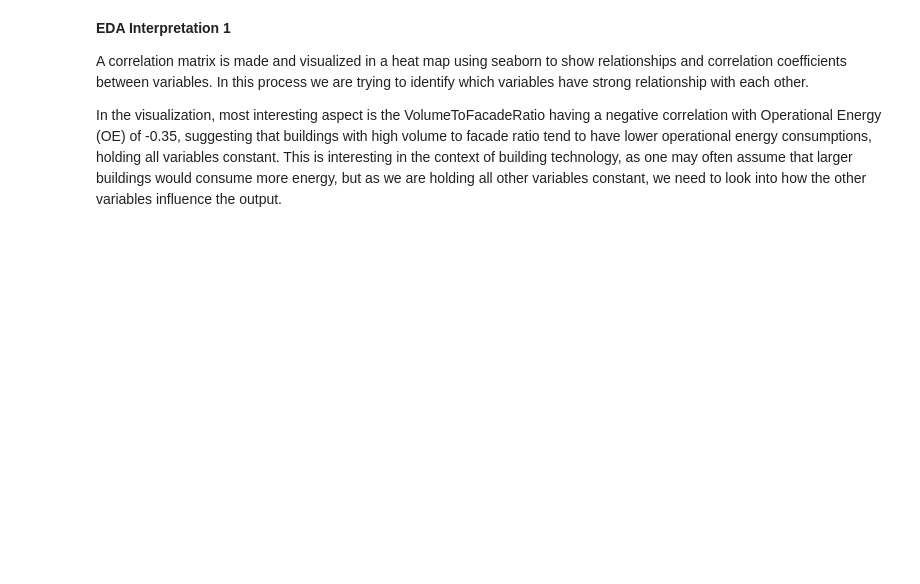
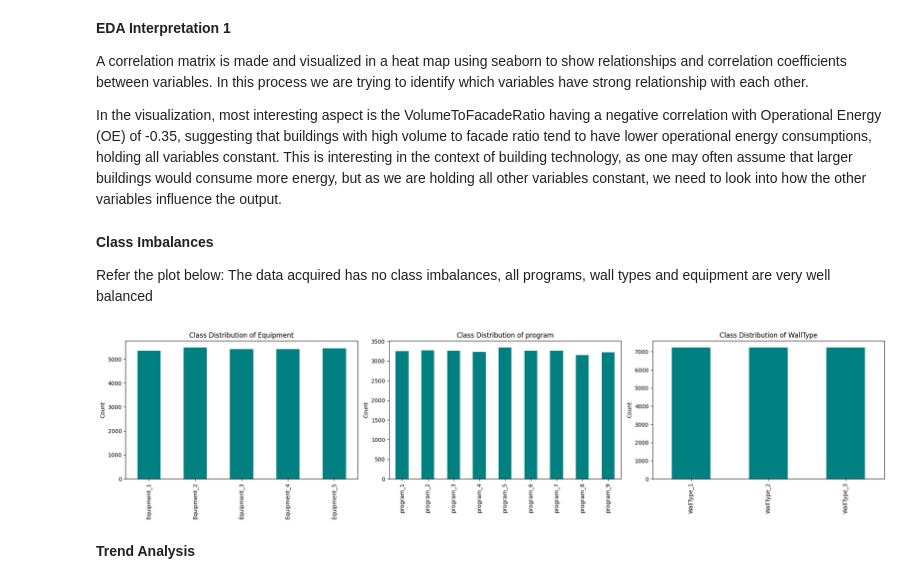
Before and after one commit to snwnkang/CS109A_Final, a Jupyter notebook: Final_Project_CS109_11112023_Sang.ipynb, the cells around one changed output. Drawn from its saved outputs; the diff is of its cells as text; code cells hidden in the pictures; blank space fills up the shorter version.

```diff
--- a/Final_Project_CS109_11112023_Sang.ipynb
+++ b/Final_Project_CS109_11112023_Sang.ipynb
@@ -115,0 +118,24 @@ In the visualization, most interesting aspect is the VolumeToFacadeRatio having
+# %%
+categorical_columns = ['Equipment', 'program', 'WallType']
+numerical_columns = [col for col in full_data.columns if col not in (categorical_features + ['OE'])]
+# %% [markdown]
+**Class Imbalances**
+
+Refer the plot below:
+The data acquired has no class imbalances, all programs, wall types and equipment are very well balanced
+# %%
+fig, axes = plt.subplots(1, len(categorical_columns), figsize=(20, 5))
+
+for i, (column, counts) in enumerate(class_imbalances.items()):
+    # If only one categorical column (i.e., not one-hot encoded), there will be no axes array
+    ax = axes[i] if len(categorical_columns) > 1 else axes
+    counts.plot(kind='bar', ax=ax, color='teal')
+    ax.set_title(f'Class Distribution of {column}')
+    ax.set_ylabel('Count')
+
+plt.tight_layout()
+plt.show()
+# %% [output]
+[figure, added]
+# %% [markdown]
+**Trend Analysis**
```
Also changed, not shown: parts of 7 cells of this notebook.
